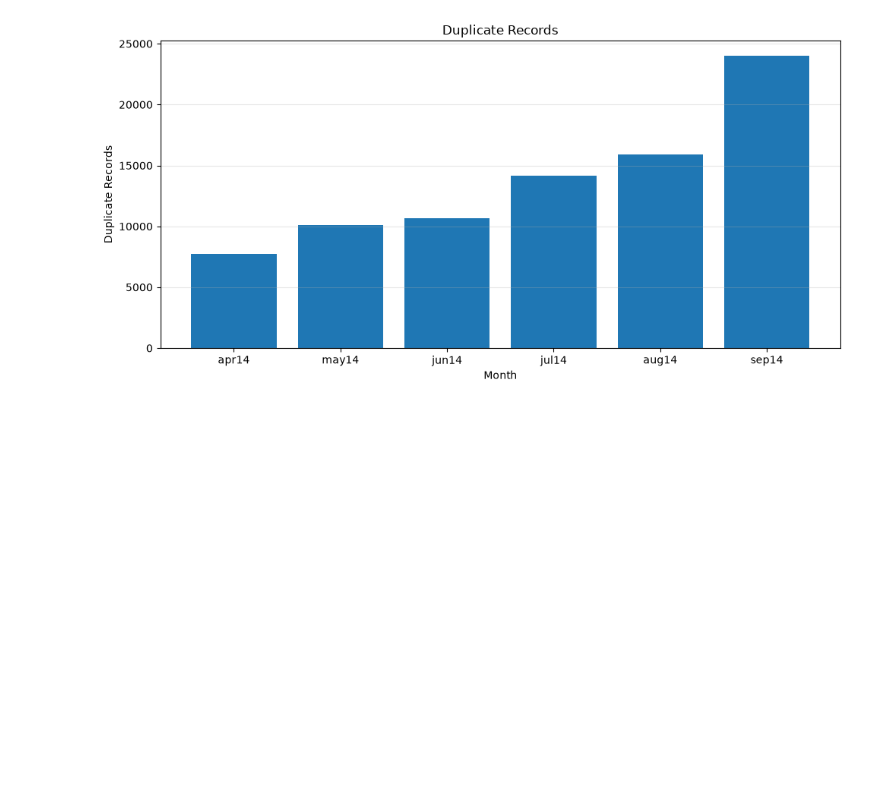
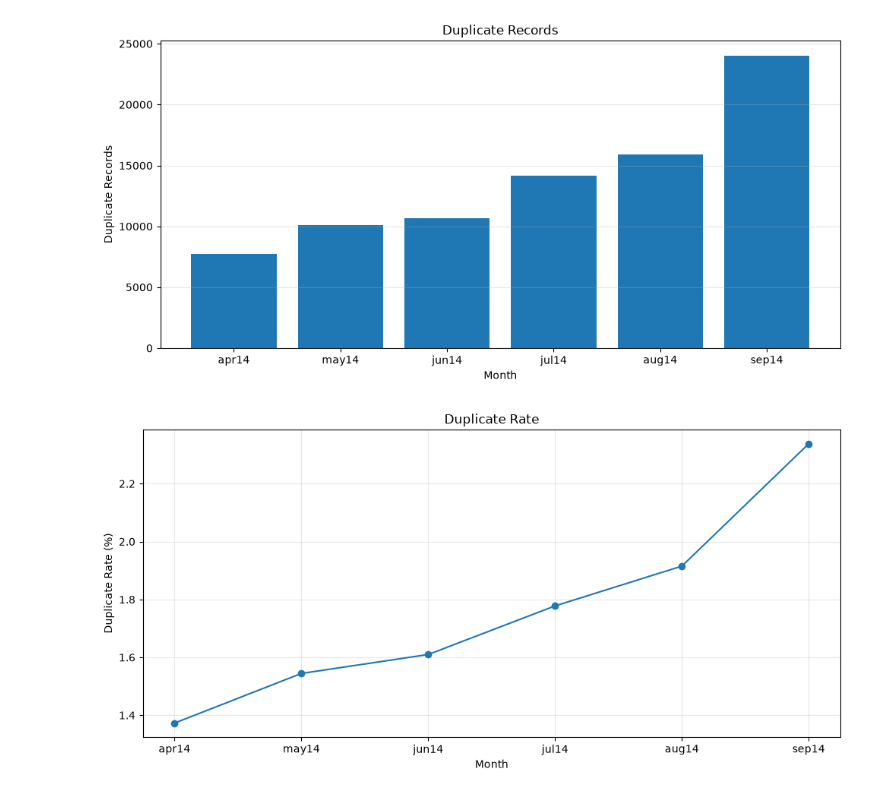
Before and after one commit to m4rnop/uber-pickup-demand-analysis, a Jupyter notebook: notebooks/01_data_understanding.ipynb, the cells around one changed output. Drawn from its saved outputs; the diff is of its cells as text; code cells hidden in the pictures; blank space fills up the shorter version.

```diff
--- a/notebooks/01_data_understanding.ipynb
+++ b/notebooks/01_data_understanding.ipynb
@@ -144,10 +144,21 @@ plt.show()
 # %% [output]
 [figure]
 # %%
-plt.figure(figsize=(10, 5))
+#Uber Duplicate Rate by Month with plot
+lt.figure(figsize=(10, 5))
 
 plt.plot(
     quality_df["Month"],
     quality_df["Duplicate Rate"],
     marker="o"
 )
+
+plt.title("Duplicate Rate")
+plt.xlabel("Month")
+plt.ylabel("Duplicate Rate (%)")
+
+plt.grid(alpha=0.3)
+plt.tight_layout()
+plt.show()
+# %% [output]
+[figure, added]
```
Also changed, not shown: parts of 2 cells of this notebook.
